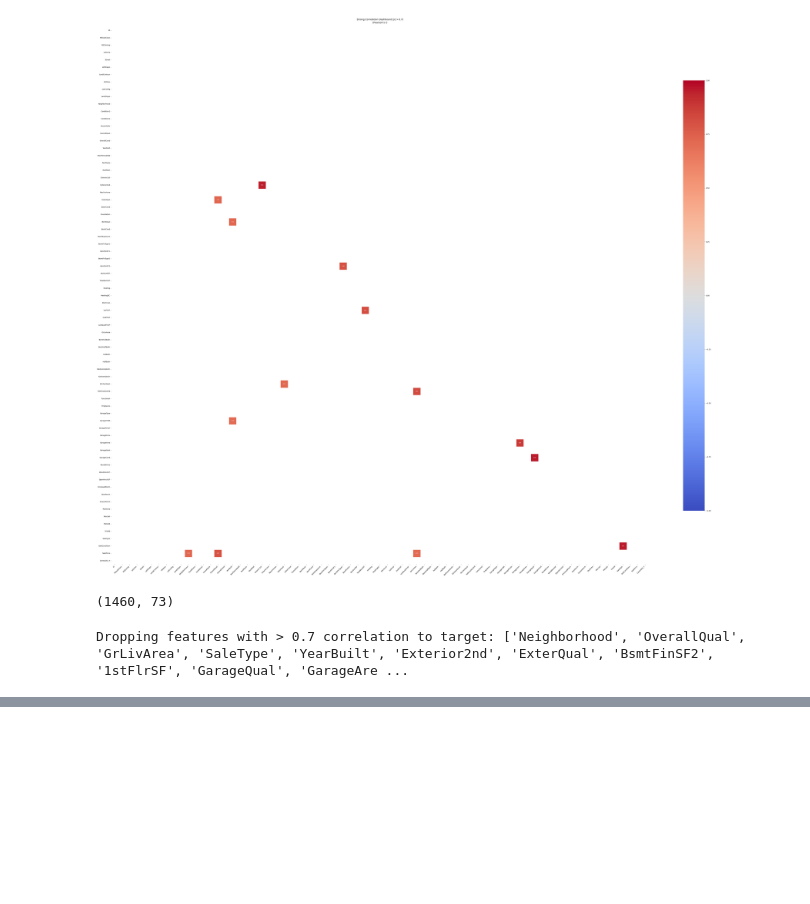
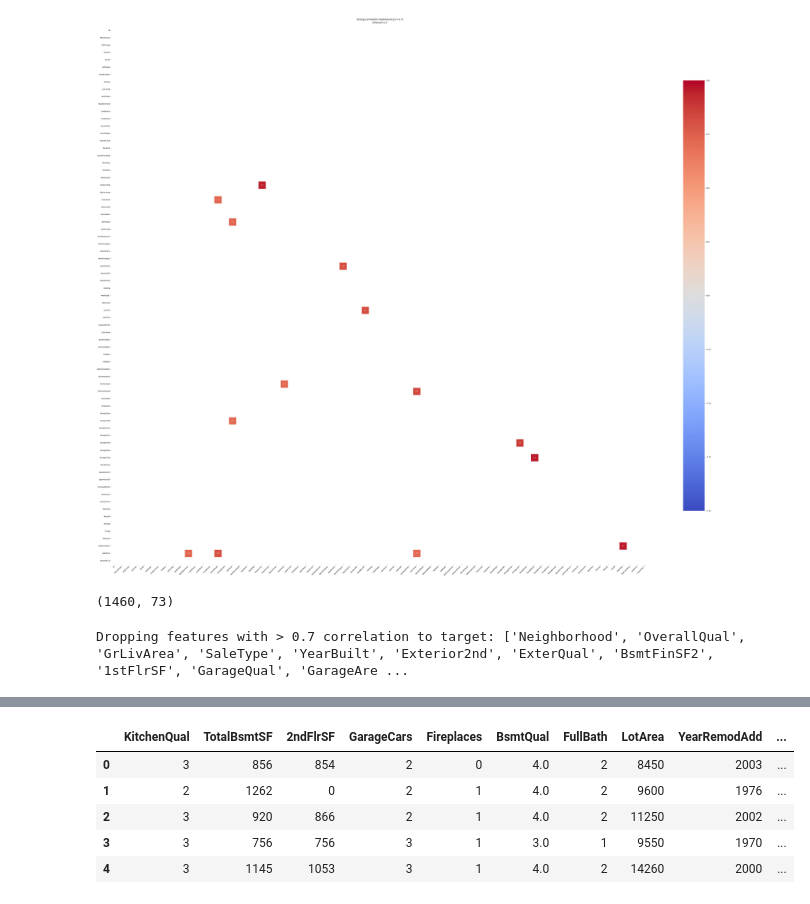
Before and after one commit to steadfast2201/Kaggle, a Jupyter notebook: House_Price_Advance/main.ipynb, the cells around one changed output, grey strips where cells are left out. Drawn from its saved outputs; the diff is of its cells as text; code cells hidden in the pictures; blank space fills up the shorter version.

```diff
--- a/House_Price_Advance/main.ipynb
+++ b/House_Price_Advance/main.ipynb
@@ -504,0 +734,11 @@ Strong correlation matrix heatmap successfully saved as: correlation_matrix.png
+# %%
+shap_importance = pd.DataFrame({
+    "Feature": feature_names,
+    "MeanAbsSHAP": np.abs(shap_values).mean(axis=0)
+}).sort_values(
+    by="MeanAbsSHAP",
+    ascending=False
+)
+
+# Top 20 features as a list
+top_20_features = shap_importance.head(20)["Feature"].tolist()
@@ -504,0 +747,6 @@ Strong correlation matrix heatmap successfully saved as: correlation_matrix.png
+# %%
+df_train_modified = df_train[top_20_features]
+df_test_modified = df_test[top_20_features]
+
+df_train_modified["SalePrice"] = df_train["SalePrice"]
+df_test_modified["Id"] = df_test["Id"]
@@ -504,0 +764,9 @@ Strong correlation matrix heatmap successfully saved as: correlation_matrix.png
+# %%
+df_train_modified.head()
+# %% [output]
+|  | KitchenQual | TotalBsmtSF | 2ndFlrSF | GarageCars | Fireplaces | BsmtQual | FullBath | LotArea | YearRemodAdd | ... |
+| 0 | 3 | 856 | 854 | 2 | 0 | 4.0 | 2 | 8450 | 2003 | ... |
+| 1 | 2 | 1262 | 0 | 2 | 1 | 4.0 | 2 | 9600 | 1976 | ... |
+| 2 | 3 | 920 | 866 | 2 | 1 | 4.0 | 2 | 11250 | 2002 | ... |
+| 3 | 3 | 756 | 756 | 3 | 1 | 3.0 | 1 | 9550 | 1970 | ... |
+| 4 | 3 | 1145 | 1053 | 3 | 1 | 4.0 | 2 | 14260 | 2000 | ... |
```
Also changed, not shown: parts of 22 cells of this notebook, 1 other file.
